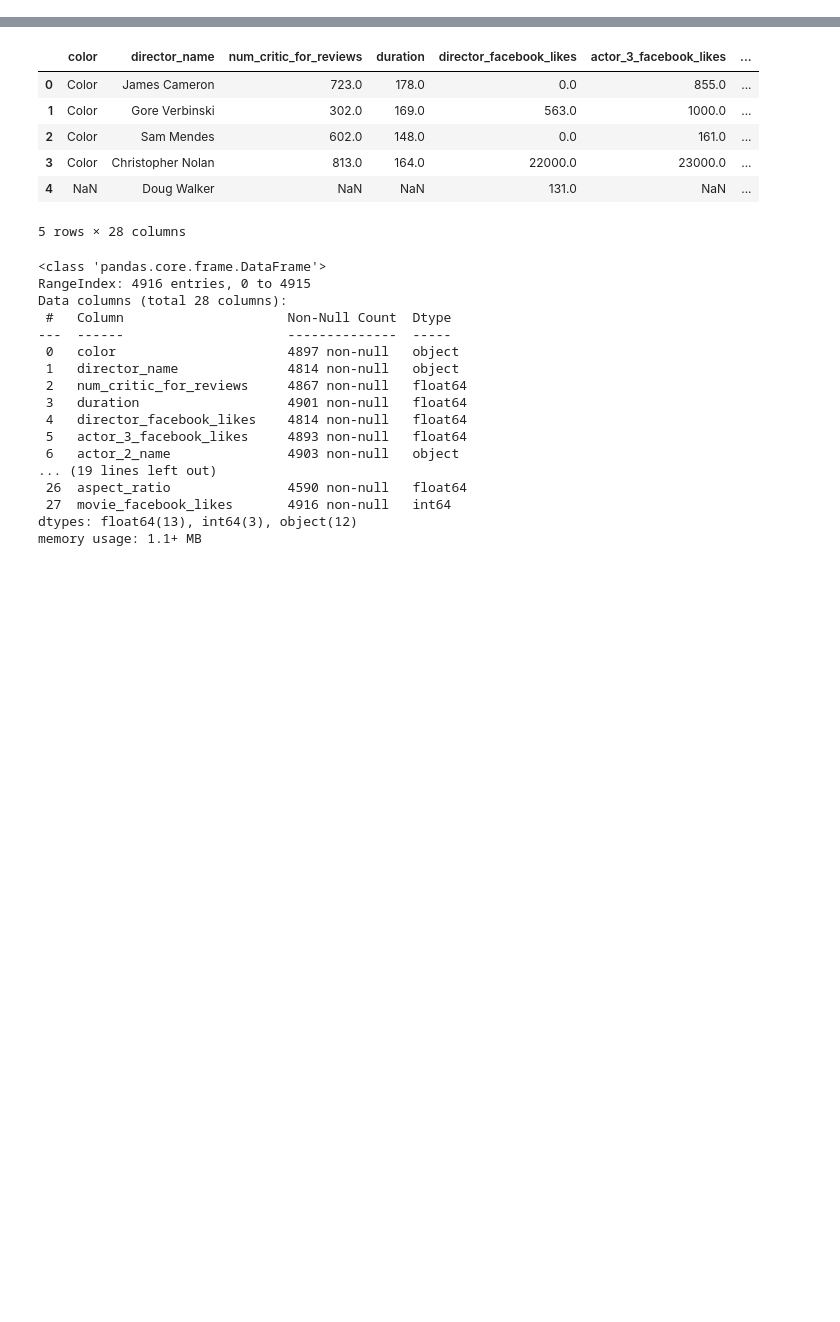
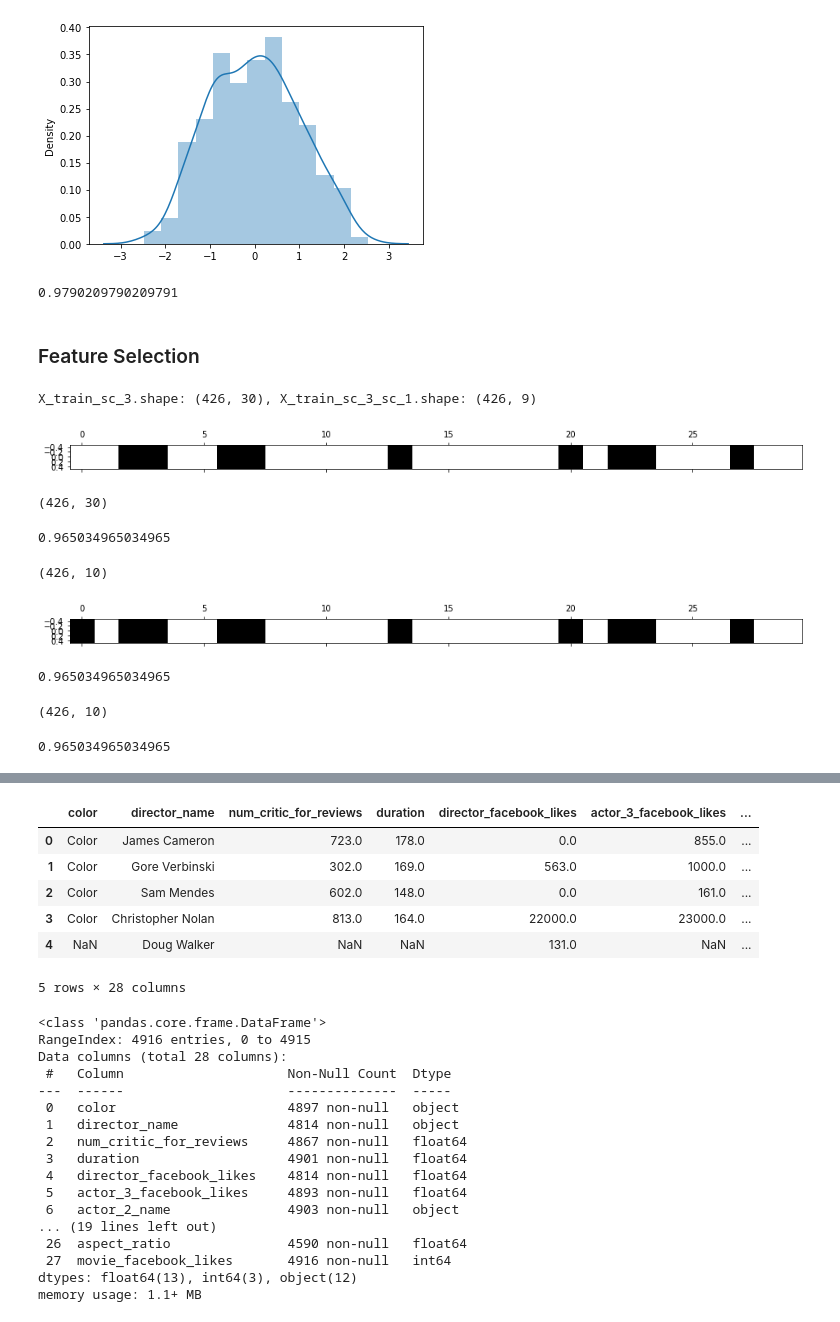
Before and after one commit to luckyspia/TIL, a Jupyter notebook: Machine_Learning/04.Feature_Engineering.ipynb, the cells around one changed output, grey strips where cells are left out. Drawn from its saved outputs; the diff is of its cells as text; code cells hidden in the pictures; blank space fills up the shorter version.

```diff
--- a/Machine_Learning/04.Feature_Engineering.ipynb
+++ b/Machine_Learning/04.Feature_Engineering.ipynb
@@ -5,0 +349,19 @@ warnings.filterwarnings('ignore')
+# %%
+# making data more Gaussian-like
+
+from sklearn.preprocessing import PowerTransformer
+
+scaler = PowerTransformer(standardize=True)
+X_train_sc_3 = scaler.fit_transform(X_train)
+
+sns.distplot(pd.DataFrame(X_train_sc_3[:,12]))
+plt.show()
+# %% [output]
+[figure, added]
+# %%
+X_test_sc_3 = scaler.transform(X_test)
+svm.fit(X_train_sc_3, y_train).score(X_test_sc_3, y_test)
+# %% [output]
+0.9790209790209791
+# %% [markdown]
+### Feature Selection
@@ -5,0 +375,55 @@ warnings.filterwarnings('ignore')
+# %%
+X_train_sc_3_fs_1 = select_1.fit(X_train_sc_3, y_train).transform(X_train_sc_3)
+
+print('X_train_sc_3.shape: {}, X_train_sc_3_sc_1.shape: {}'.format(X_train_sc_3.shape, X_train_sc_3_fs_1.shape))
+# %% [output]
+X_train_sc_3.shape: (426, 30), X_train_sc_3_sc_1.shape: (426, 9)
+# %%
+mask = select_1.get_support()
+plt.matshow(mask.reshape(1, -1), cmap='gray_r')
+plt.show()
+# %% [output]
+[figure, added]
+# %%
+X_train.shape
+# %% [output]
+(426, 30)
+# %%
+X_test_sc_3_fs_1 = select_1.transform(X_test_sc_3)
+svm.fit(X_train_sc_3_fs_1, y_train).score(X_test_sc_3_fs_1, y_test)
+# %% [output]
+0.965034965034965
+# %%
+# Univarate Feature Selection
+from sklearn.feature_selection import SelectKBest
+
+select_2 = SelectKBest(k=10)
+X_train_sc_3_fs_2 = select_2.fit_transform(X_train_sc_3, y_train)
+X_train_sc_3_fs_2.shape
+# %% [output]
+(426, 10)
+# %%
+mask = select_2.get_support()
+plt.matshow(mask.reshape(1,-1), cmap="gray_r")
+plt.show()
+# %% [output]
+[figure, added]
+# %%
+X_test_sc_3_fs_2 = select_2.transform(X_test_sc_3)
+svm.fit(X_train_sc_3_fs_2, y_train).score(X_test_sc_3_fs_2, y_test)
+# %% [output]
+0.965034965034965
+# %%
+# Recursive feature Elimination
+from sklearn.feature_selection import RFE
+
+select_3 = RFE(estimator=RandomForestClassifier(random_state=2022), n_features_to_select=10, step=1)
+X_train_sc_3_fs_3 = select_3.fit_transform(X_train_sc_3, y_train)
+X_train_sc_3_fs_3.shape
+# %% [output]
+(426, 10)
+# %%
+X_test_sc_3_fs_3 = select_3.transform(X_test_sc_3)
+svm.fit(X_train_sc_3_fs_3, y_train).score(X_test_sc_3_fs_3, y_test)
+# %% [output]
+0.965034965034965
```
Also changed, not shown: parts of 52 cells of this notebook.
